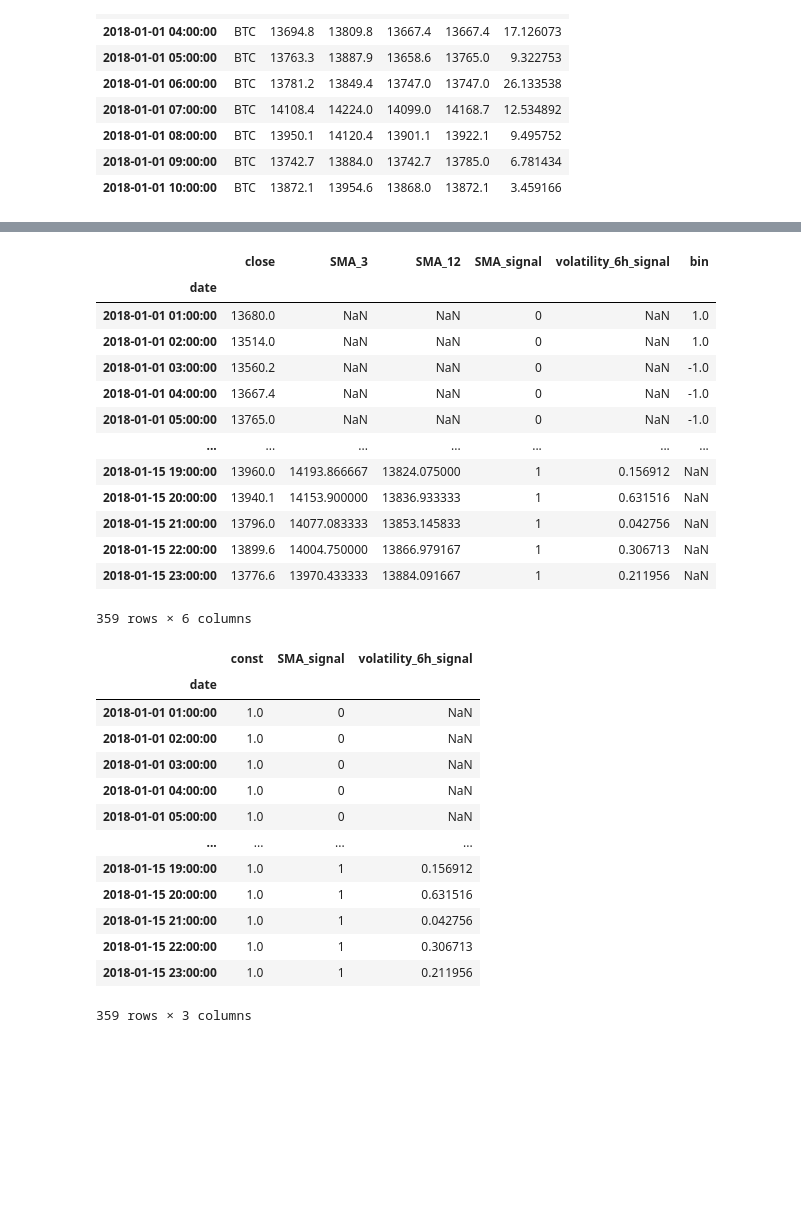
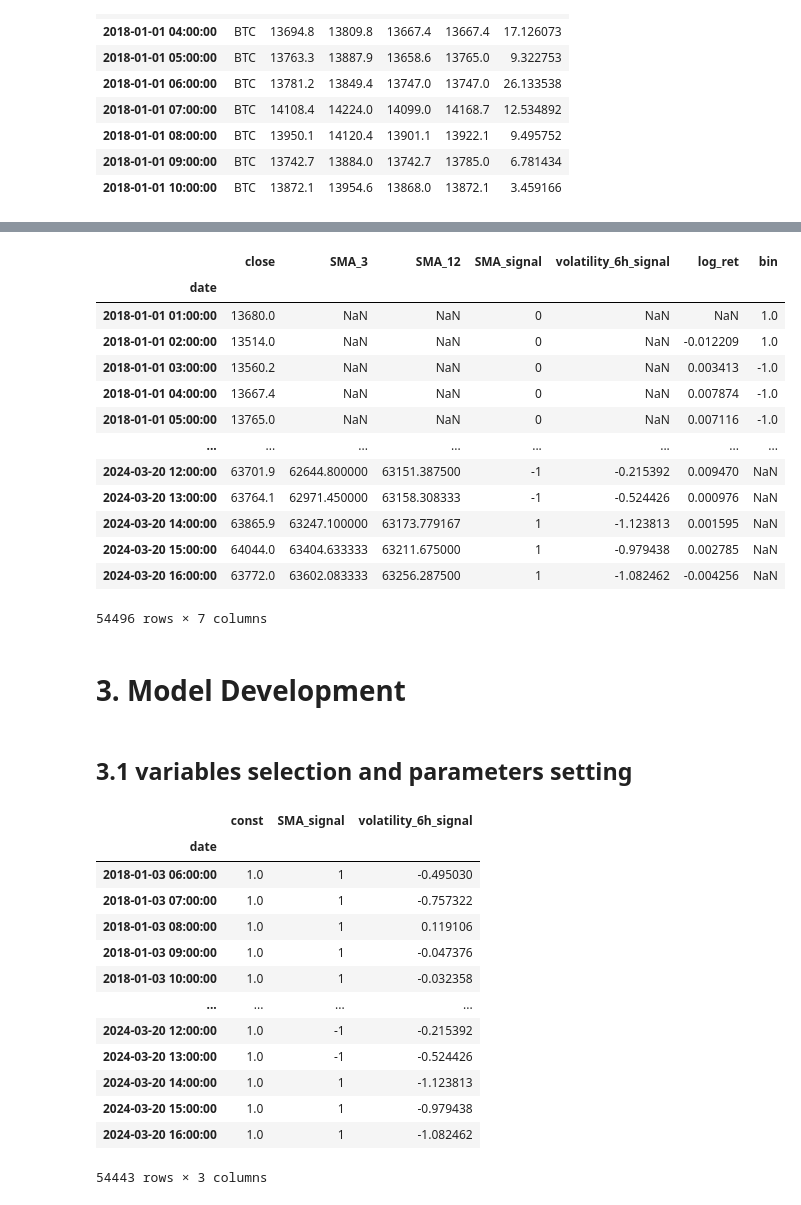
Before and after one commit to lsc0403/systematic_trading_cypto, a Jupyter notebook: part2code.ipynb, the cells around one changed output, grey strips where cells are left out. Saved outputs shown, nothing was run; the diff lists cells and outputs as text; code cells hidden in the pictures; blank space fills up the shorter version.

```diff
--- a/part2code.ipynb
+++ b/part2code.ipynb
@@ -77,5 +86,6 @@ sma_df['volatility_6h_signal'] = (sma_df['volatility_6h'] - vol_mean) / vol_std
 
 # Update final_df to include the standardized volatility
 final_df = sma_df[['close', 'SMA_3', 'SMA_12', 'SMA_signal', 'volatility_6h_signal']]
+final_df['log_ret']=np.log(final_df['close']/final_df['close'].shift(1))
 final_df
 # %% [output]
@@ -96,8 +106,7 @@ final_df
 # %%
-import matplotlib.pyplot as plt
 # Restrict the date range
 start_date = '2018-01-01'
-end_date = '2018-01-15'
+end_date = '2025-06-30'
 final_df_limited = final_df.loc[start_date:end_date]
 # Identify points where signal changes (crossovers)
 signal_changes = final_df_limited['SMA_signal'].diff().fillna(0) != 0
@@ -146,38 +143,44 @@ trend_labels
 # %%
+trend_labels=pd.read_csv('trend_labels_5_20_True.csv',parse_dates=True,index_col=0)
 final_df_labeled = final_df_limited.join(trend_labels[['bin']], how='left')
 final_df_labeled
 # %% [output]
-|  | close | SMA_3 | SMA_12 | SMA_signal | volatility_6h_signal | bin |
-| date |  |  |  |  |  |  |
-| 2018-01-01 01:00:00 | 13680.0 | NaN | NaN | 0 | NaN | 1.0 |
-| 2018-01-01 02:00:00 | 13514.0 | NaN | NaN | 0 | NaN | 1.0 |
-| 2018-01-01 03:00:00 | 13560.2 | NaN | NaN | 0 | NaN | -1.0 |
-| 2018-01-01 04:00:00 | 13667.4 | NaN | NaN | 0 | NaN | -1.0 |
-| 2018-01-01 05:00:00 | 13765.0 | NaN | NaN | 0 | NaN | -1.0 |
-| ... | ... | ... | ... | ... | ... | ... |
-| 2018-01-15 19:00:00 | 13960.0 | 14193.866667 | 13824.075000 | 1 | 0.156912 | NaN |
-| 2018-01-15 20:00:00 | 13940.1 | 14153.900000 | 13836.933333 | 1 | 0.631516 | NaN |
-| 2018-01-15 21:00:00 | 13796.0 | 14077.083333 | 13853.145833 | 1 | 0.042756 | NaN |
-| 2018-01-15 22:00:00 | 13899.6 | 14004.750000 | 13866.979167 | 1 | 0.306713 | NaN |
-| 2018-01-15 23:00:00 | 13776.6 | 13970.433333 | 13884.091667 | 1 | 0.211956 | NaN |
+|  | close | SMA_3 | SMA_12 | SMA_signal | volatility_6h_signal | log_ret | bin |
+| date |  |  |  |  |  |  |  |
+| 2018-01-01 01:00:00 | 13680.0 | NaN | NaN | 0 | NaN | NaN | 1.0 |
+| 2018-01-01 02:00:00 | 13514.0 | NaN | NaN | 0 | NaN | -0.012209 | 1.0 |
+| 2018-01-01 03:00:00 | 13560.2 | NaN | NaN | 0 | NaN | 0.003413 | -1.0 |
+| 2018-01-01 04:00:00 | 13667.4 | NaN | NaN | 0 | NaN | 0.007874 | -1.0 |
+| 2018-01-01 05:00:00 | 13765.0 | NaN | NaN | 0 | NaN | 0.007116 | -1.0 |
+| ... | ... | ... | ... | ... | ... | ... | ... |
+| 2024-03-20 12:00:00 | 63701.9 | 62644.800000 | 63151.387500 | -1 | -0.215392 | 0.009470 | NaN |
+| 2024-03-20 13:00:00 | 63764.1 | 62971.450000 | 63158.308333 | -1 | -0.524426 | 0.000976 | NaN |
+| 2024-03-20 14:00:00 | 63865.9 | 63247.100000 | 63173.779167 | 1 | -1.123813 | 0.001595 | NaN |
+| 2024-03-20 15:00:00 | 64044.0 | 63404.633333 | 63211.675000 | 1 | -0.979438 | 0.002785 | NaN |
+| 2024-03-20 16:00:00 | 63772.0 | 63602.083333 | 63256.287500 | 1 | -1.082462 | -0.004256 | NaN |
-359 rows × 6 columns
+54496 rows × 7 columns
+# %% [markdown]
+# 3. Model Development
+# %% [markdown]
+## 3.1 variables selection and parameters setting
 # %%
 x_variables = final_df_labeled[['SMA_signal','volatility_6h_signal']]
-y_variables = final_df_labeled['bin']
+y_variables = final_df_labeled['bin'].dropna(how='all')
 x_variables = sm.add_constant(x_variables)
+x_variables=x_variables.dropna()
 x_variables
 # %% [output]
 |  | const | SMA_signal | volatility_6h_signal |
 | date |  |  |  |
-| 2018-01-01 01:00:00 | 1.0 | 0 | NaN |
-| 2018-01-01 02:00:00 | 1.0 | 0 | NaN |
-| 2018-01-01 03:00:00 | 1.0 | 0 | NaN |
-| 2018-01-01 04:00:00 | 1.0 | 0 | NaN |
-| 2018-01-01 05:00:00 | 1.0 | 0 | NaN |
+| 2018-01-03 06:00:00 | 1.0 | 1 | -0.495030 |
+| 2018-01-03 07:00:00 | 1.0 | 1 | -0.757322 |
+| 2018-01-03 08:00:00 | 1.0 | 1 | 0.119106 |
+| 2018-01-03 09:00:00 | 1.0 | 1 | -0.047376 |
+| 2018-01-03 10:00:00 | 1.0 | 1 | -0.032358 |
 | ... | ... | ... | ... |
-| 2018-01-15 19:00:00 | 1.0 | 1 | 0.156912 |
-| 2018-01-15 20:00:00 | 1.0 | 1 | 0.631516 |
-| 2018-01-15 21:00:00 | 1.0 | 1 | 0.042756 |
-| 2018-01-15 22:00:00 | 1.0 | 1 | 0.306713 |
-| 2018-01-15 23:00:00 | 1.0 | 1 | 0.211956 |
+| 2024-03-20 12:00:00 | 1.0 | -1 | -0.215392 |
+| 2024-03-20 13:00:00 | 1.0 | -1 | -0.524426 |
+| 2024-03-20 14:00:00 | 1.0 | 1 | -1.123813 |
+| 2024-03-20 15:00:00 | 1.0 | 1 | -0.979438 |
+| 2024-03-20 16:00:00 | 1.0 | 1 | -1.082462 |
-359 rows × 3 columns
+54443 rows × 3 columns
```
Also changed, not shown: parts of 38 cells of this notebook, 1 other file.
